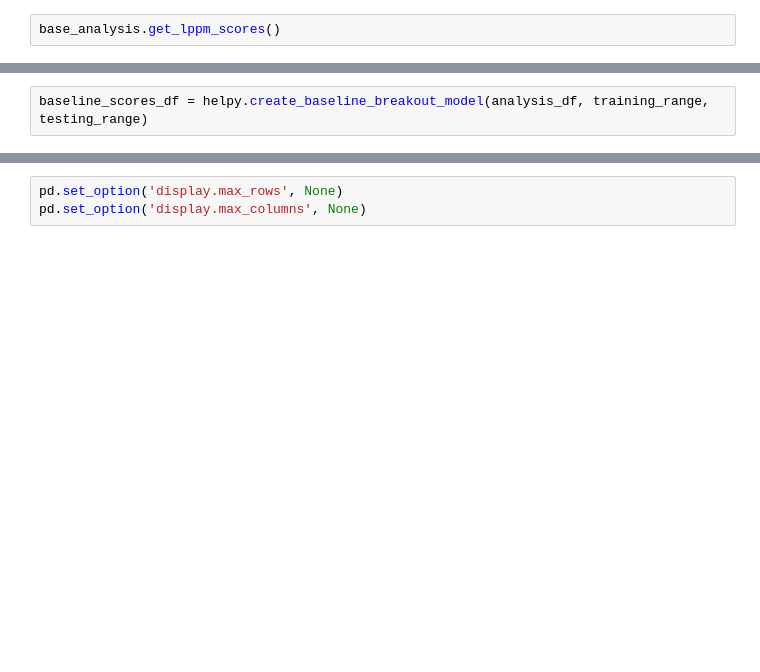
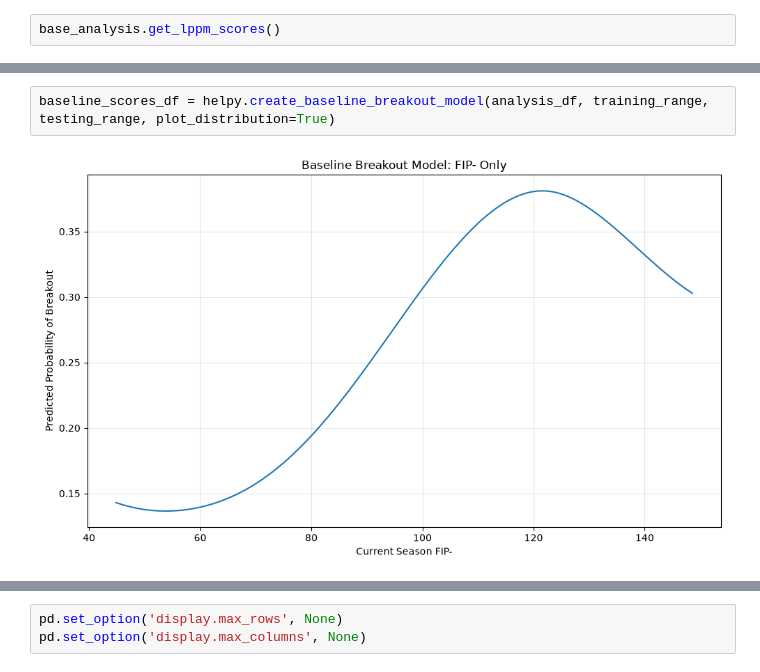
Before and after one commit to lemonannn/lppm_plus, a Jupyter notebook: example_analysis.ipynb, the cells around one changed output, grey strips where cells are left out. Saved outputs shown, nothing was run; the diff lists cells and outputs as text; blank space fills up the shorter version.

```diff
--- a/example_analysis.ipynb
+++ b/example_analysis.ipynb
@@ -83,5 +85,7 @@ Top 50% Breakout Rate: 42.79%
 # %%
-baseline_scores_df = helpy.create_baseline_breakout_model(analysis_df, training_range, testing_range)
+baseline_scores_df = helpy.create_baseline_breakout_model(analysis_df, training_range, testing_range, plot_distribution=True)
+# %% [output]
+[figure, added]
 # %%
 baseline_scores_df[['score_fip', 'FIP-', 'led_to_breakout']].sort_values('score_fip', ascending=False)
 # %% [output]
```
Also changed, not shown: parts of 10 cells of this notebook, 6 other files.
